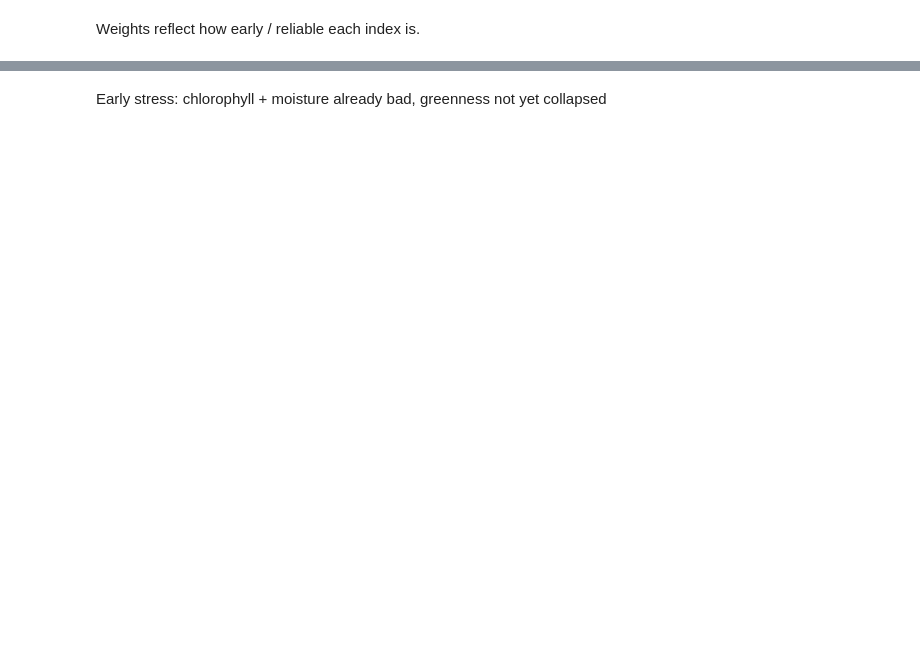
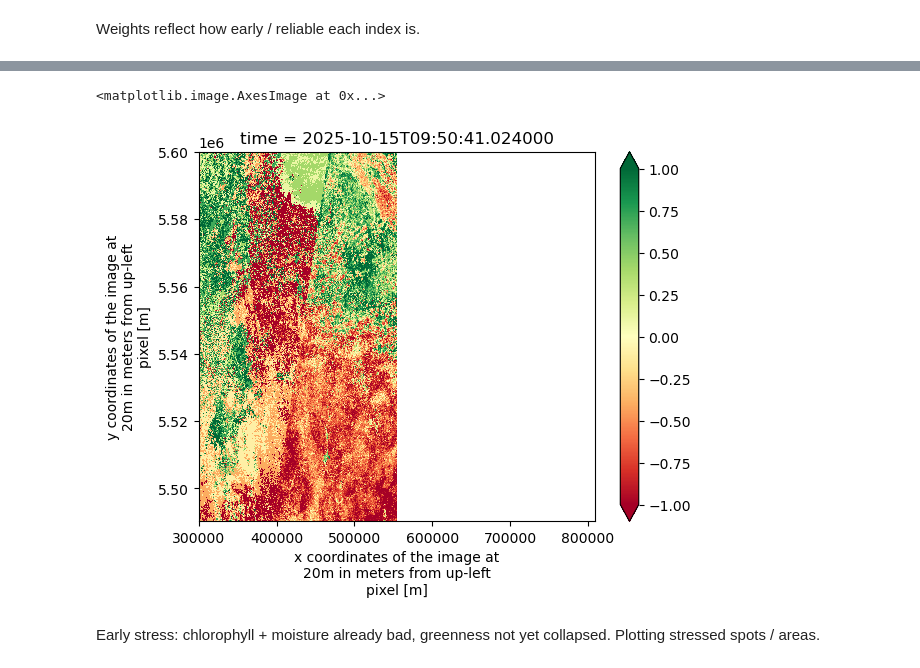
Before and after one commit to ana-sher/climate_analysis, a Jupyter notebook: notebooks/sentinel_data_exploration.ipynb, the cells around one changed output, grey strips where cells are left out. Saved outputs shown, nothing was run; the diff lists cells and outputs as text; code cells hidden in the pictures; blank space fills up the shorter version.

```diff
--- a/notebooks/sentinel_data_exploration.ipynb
+++ b/notebooks/sentinel_data_exploration.ipynb
@@ -200,7 +161,13 @@ ServerDisconnectedError: Server disconnected
+# %%
+stress_score.isel(time=3).plot.imshow(vmin=-1, vmax=1, cmap='RdYlGn')
+# %% [output]
+<matplotlib.image.AxesImage at 0x...>
+[figure, added]
 # %% [markdown]
 Early stress:
 chlorophyll + moisture already bad,
-greenness not yet collapsed
+greenness not yet collapsed.
+Plotting stressed spots / areas.
 # %%
 stress_level = xr.zeros_like(combined['ndvi_z'])
 
```
Also changed, not shown: parts of 16 cells of this notebook.
